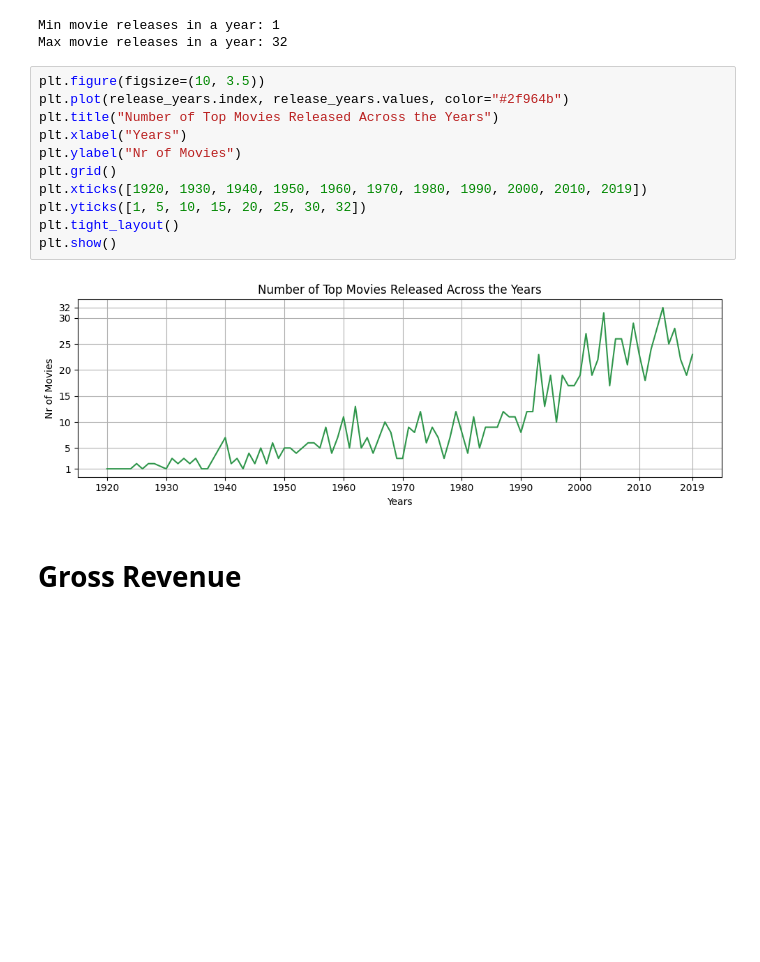
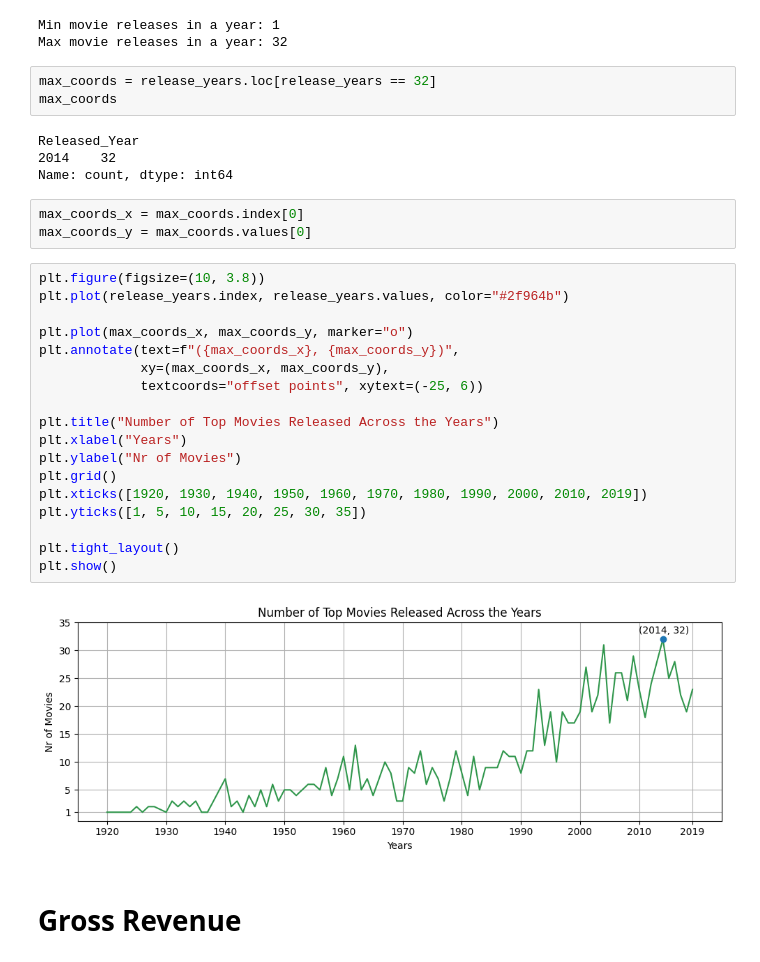
Before and after one commit to AbubakrBardien/movie-dataset-analysis, a Jupyter notebook: Data_Analysis.ipynb, the cells around one changed output. Saved outputs shown, nothing was run; the diff lists cells and outputs as text; blank space fills up the shorter version.

Commit message:
Added an annotation on the green line graph

```diff
--- a/Data_Analysis.ipynb
+++ b/Data_Analysis.ipynb
@@ -72,19 +72,36 @@ print("Max movie releases in a year:", release_years.max())
 # %% [output]
 Min movie releases in a year: 1
 Max movie releases in a year: 32
+# %%
+max_coords = release_years.loc[release_years == 32]
+max_coords
+# %% [output]
+Released_Year
+2014    32
+Name: count, dtype: int64
+# %%
+max_coords_x = max_coords.index[0]
+max_coords_y = max_coords.values[0]
 # %%
-plt.figure(figsize=(10, 3.5))
+plt.figure(figsize=(10, 3.8))
 plt.plot(release_years.index, release_years.values, color="#2f964b")
+
+plt.plot(max_coords_x, max_coords_y, marker="o")
+plt.annotate(text=f"({max_coords_x}, {max_coords_y})",
+             xy=(max_coords_x, max_coords_y),
+             textcoords="offset points", xytext=(-25, 6))
+
 plt.title("Number of Top Movies Released Across the Years")
 plt.xlabel("Years")
 plt.ylabel("Nr of Movies")
 plt.grid()
 plt.xticks([1920, 1930, 1940, 1950, 1960, 1970, 1980, 1990, 2000, 2010, 2019])
-plt.yticks([1, 5, 10, 15, 20, 25, 30, 32])
+plt.yticks([1, 5, 10, 15, 20, 25, 30, 35])
+
 plt.tight_layout()
 plt.show()
 # %% [output]
-[figure, old version]
+[figure, new version]
 # %% [markdown]
 # Gross Revenue
 # %%
```
